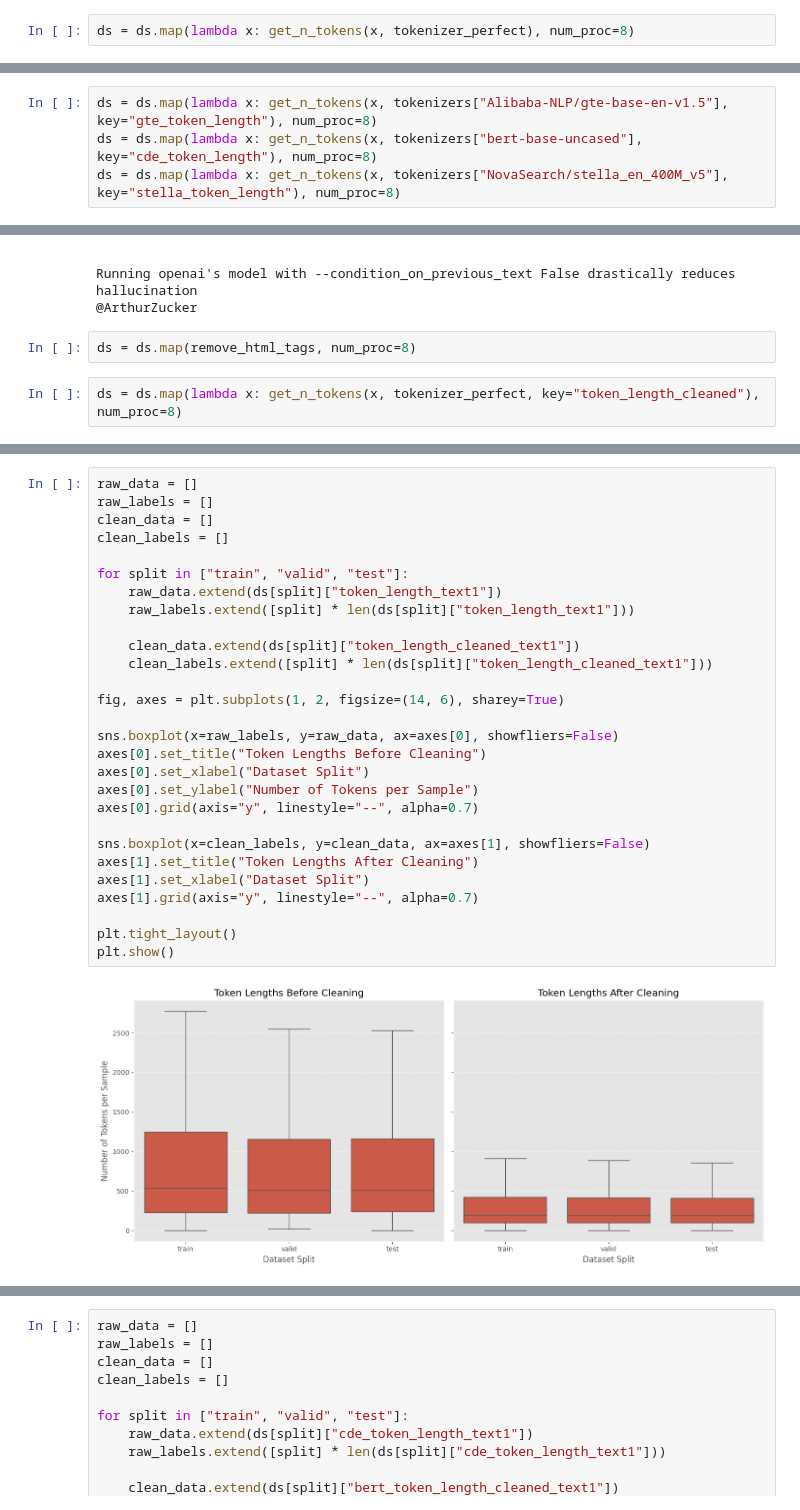
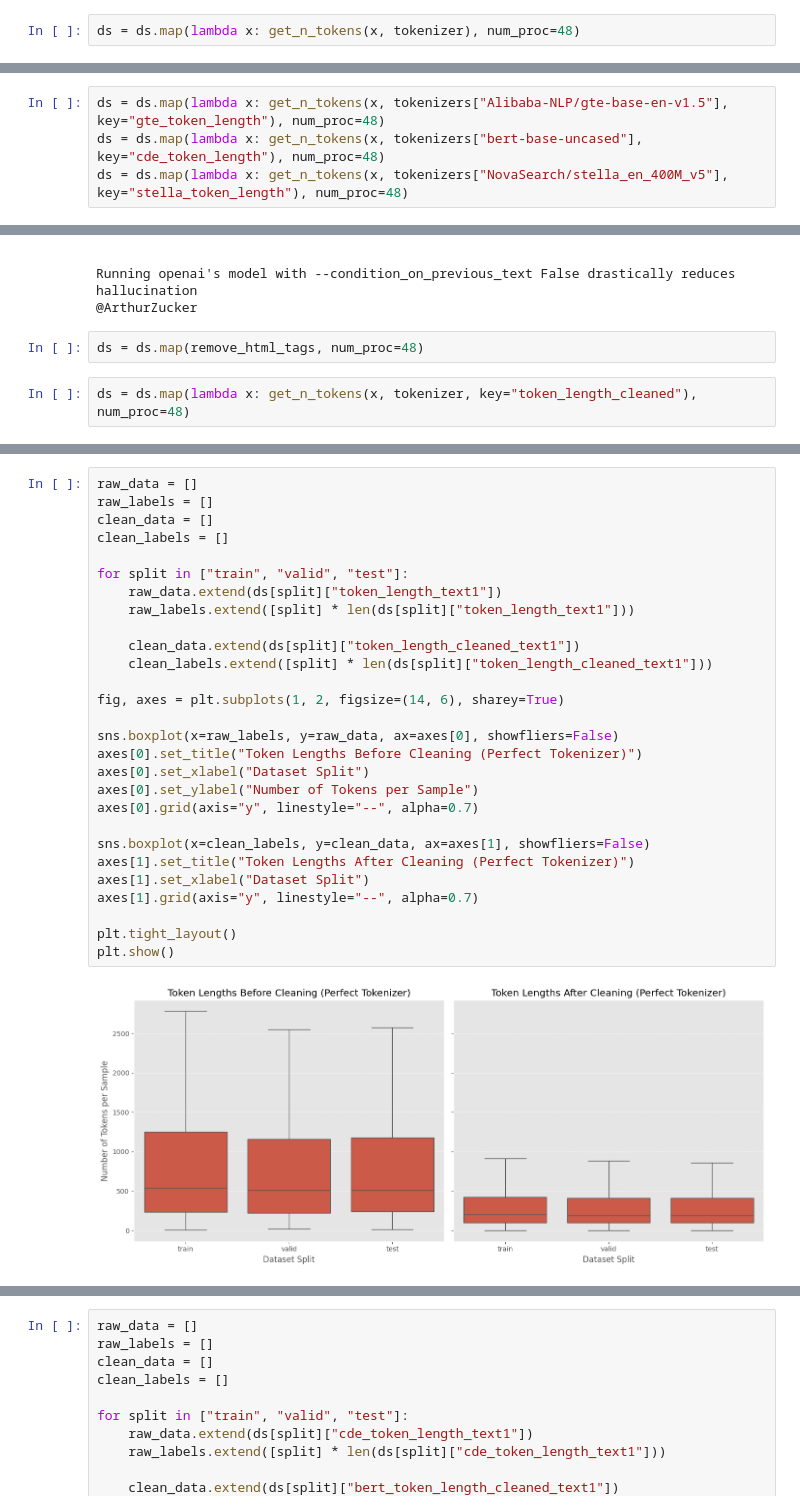
Before and after one commit to ilanaliouchouche/Github-Issues-Embeddings-Store, a Jupyter notebook: notebooks/eda.ipynb, the cells around one changed output, grey strips where cells are left out. Drawn from its saved outputs; the diff is of its cells as text.

```diff
--- a/notebooks/eda.ipynb
+++ b/notebooks/eda.ipynb
@@ -121,7 +130,7 @@ def get_n_tokens(sample, tokenizer, key="token_length"):
             f"{key}_text2": len(tokenizer(sample["text2"], add_special_tokens=False).input_ids)
         }
 # %%
-ds = ds.map(lambda x: get_n_tokens(x, tokenizer_perfect), num_proc=8)
+ds = ds.map(lambda x: get_n_tokens(x, tokenizer), num_proc=48)
 # %%
 data_text1 = []
 labels_text1 = []
@@ -178,7 +188,7 @@ models = {
 
 tokenizers = {model: AutoTokenizer.from_pretrained(model) for model in models}
 # %%
-ds = ds.map(lambda x: get_n_tokens(x, tokenizers["Alibaba-NLP/gte-base-en-v1.5"], key="gte_token_length"), num_proc=8)
-ds = ds.map(lambda x: get_n_tokens(x, tokenizers["bert-base-uncased"], key="cde_token_length"), num_proc=8)
-ds = ds.map(lambda x: get_n_tokens(x, tokenizers["NovaSearch/stella_en_400M_v5"], key="stella_token_length"), num_proc=8)
+ds = ds.map(lambda x: get_n_tokens(x, tokenizers["Alibaba-NLP/gte-base-en-v1.5"], key="gte_token_length"), num_proc=48)
+ds = ds.map(lambda x: get_n_tokens(x, tokenizers["bert-base-uncased"], key="cde_token_length"), num_proc=48)
+ds = ds.map(lambda x: get_n_tokens(x, tokenizers["NovaSearch/stella_en_400M_v5"], key="stella_token_length"), num_proc=48)
 # %% [output]
@@ -298,6 +423,6 @@ As in <a href="https://github.com/openai/whisper/blob/7858aa9c08d98f75575035ecd6
 Running openai's model with --condition_on_previous_text False drastically reduces hallucination
 @ArthurZucker
 # %%
-ds = ds.map(remove_html_tags, num_proc=8)
+ds = ds.map(remove_html_tags, num_proc=48)
 # %%
-ds = ds.map(lambda x: get_n_tokens(x, tokenizer_perfect, key="token_length_cleaned"), num_proc=8)
+ds = ds.map(lambda x: get_n_tokens(x, tokenizer, key="token_length_cleaned"), num_proc=48)
@@ -350,32 +445,32 @@ Add any other details about the problem here.
 # %%
 raw_data = []
 raw_labels = []
 clean_data = []
 clean_labels = []
 
 for split in ["train", "valid", "test"]:
     raw_data.extend(ds[split]["token_length_text1"])
     raw_labels.extend([split] * len(ds[split]["token_length_text1"]))
 
     clean_data.extend(ds[split]["token_length_cleaned_text1"])
     clean_labels.extend([split] * len(ds[split]["token_length_cleaned_text1"]))
 
 fig, axes = plt.subplots(1, 2, figsize=(14, 6), sharey=True)
 
 sns.boxplot(x=raw_labels, y=raw_data, ax=axes[0], showfliers=False)
-axes[0].set_title("Token Lengths Before Cleaning")
+axes[0].set_title("Token Lengths Before Cleaning (Perfect Tokenizer)")
 axes[0].set_xlabel("Dataset Split")
 axes[0].set_ylabel("Number of Tokens per Sample")
 axes[0].grid(axis="y", linestyle="--", alpha=0.7)
 
 sns.boxplot(x=clean_labels, y=clean_data, ax=axes[1], showfliers=False)
-axes[1].set_title("Token Lengths After Cleaning")
+axes[1].set_title("Token Lengths After Cleaning (Perfect Tokenizer)")
 axes[1].set_xlabel("Dataset Split")
 axes[1].grid(axis="y", linestyle="--", alpha=0.7)
 
 plt.tight_layout()
 plt.show()
 # %% [output]
-[figure, old version]
+[figure, new version]
 # %%
 # let's look with the bert tokenizer
```
Also changed, not shown: parts of 27 cells of this notebook.
